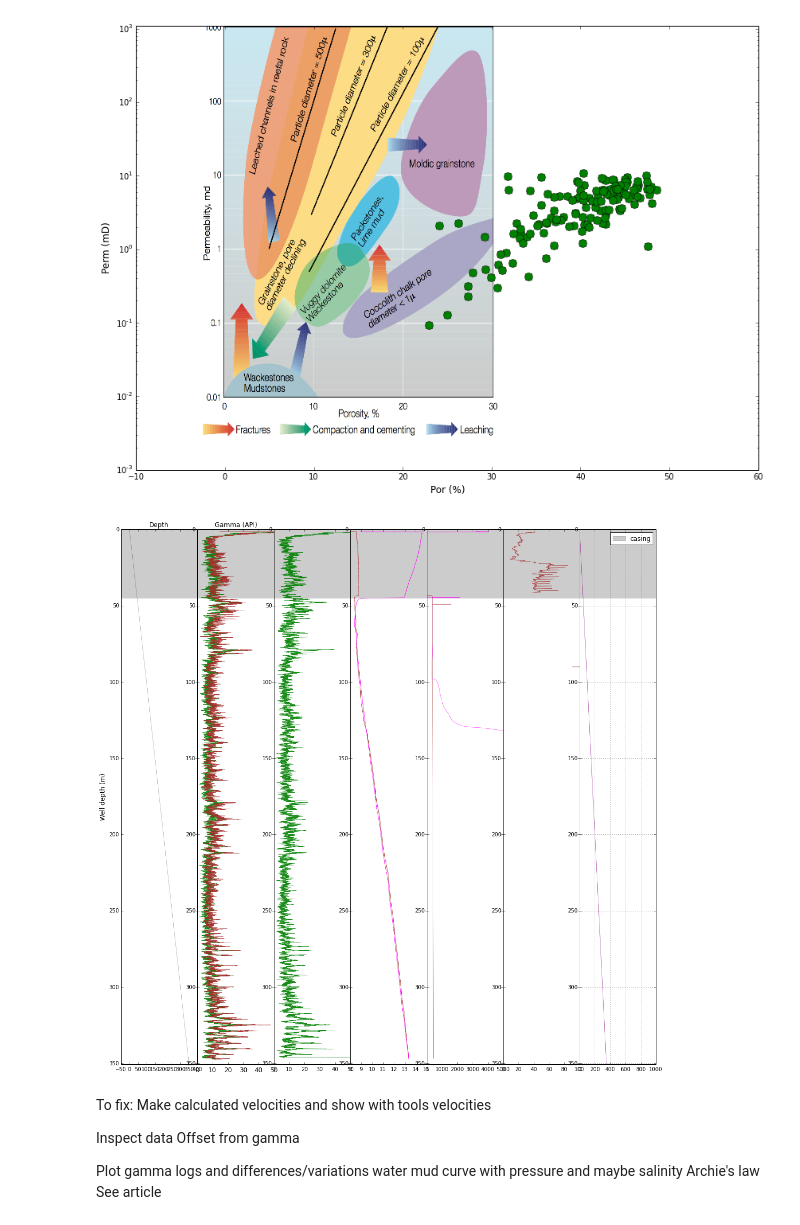
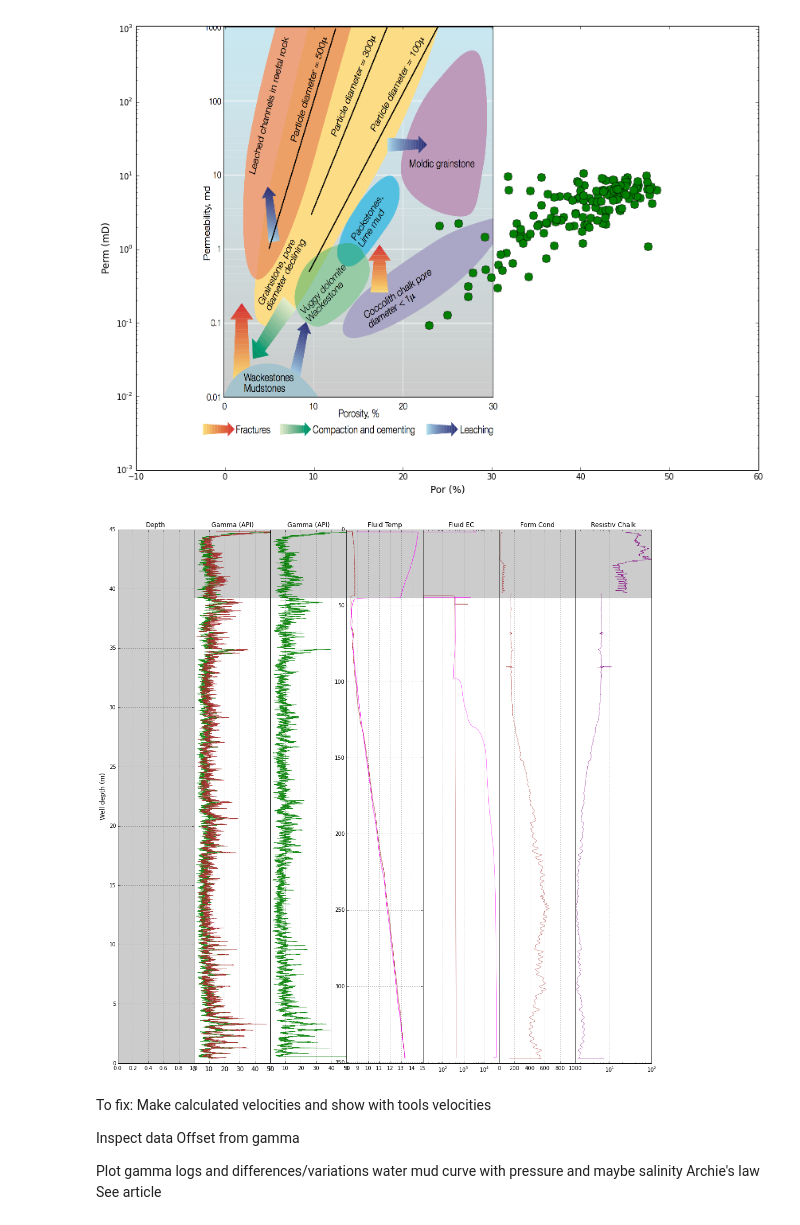
Before and after one commit to TobbeTripitaka/Dalbyover, a Jupyter notebook: Dalbyover sonic log.ipynb, the cells around one changed output. Cells and saved outputs as stored; diff of their text form; code cells hidden in the pictures.

Commit message:
Better plot EC

```diff
--- a/Dalbyover sonic log.ipynb
+++ b/Dalbyover sonic log.ipynb
@@ -435,12 +435,14 @@ kernel=99
 
 fig = plt.figure(figsize=(18,18))
 fig.subplots_adjust(wspace=0.0)
+plt.xticks(rotation='vertical')
 
 #Depth
 ax0 = plt.subplot(171)
-well_plot(data['DEPTH'],data['DEPTH'], lw=0.3, alpha=0.7)
+#well_plot(data['DEPTH'],data['DEPTH'], lw=0.3, alpha=0.7)
 plt.ylabel('Well depth (m)', fontsize = 12)
 plt.title('Depth', fontsize = 12)
+plt.grid()
 casing_plot()
 
 #Gamma NG TCDS og NG casing
@@ -450,97 +452,66 @@ well_plot(data['NGAM_E1'],data['DEPTH'], lw=0.5, alpha=0.9, color= 'green')
 well_plot(data['NGAM_E2'],data['DEPTH'], lw=0.5, alpha=0.9, color= 'brown')
 plt.title('Gamma (API)', fontsize = 12)
 plt.xlim(0, 50)
+ax1.axes.get_yaxis().set_visible(False)
+plt.grid()
 casing_plot()
 
 #Natural Gamma
-ax3=plt.subplot(173)
+ax2=plt.subplot(173)
 well_plot(data['NGAM_G'],data['DEPTH'], lw=0.5, alpha=0.9, color= 'green')
+plt.title('Gamma (API)', fontsize = 12)
 plt.xlim(0, 50)
+ax2.axes.get_yaxis().set_visible(False)
+plt.grid()
 casing_plot()
 
 #Temp
-ax4=plt.subplot(174)
+ax3=plt.subplot(174)
 well_plot(data['TEMP_E1'],data['DEPTH'], lw=0.5, alpha=0.9, color= 'brown')
 well_plot(data['TEMP_E2'],data['DEPTH'], lw=0.5, alpha=0.9, color= 'magenta')
+plt.title('Fluid Temp', fontsize = 12)
 plt.xlim(8, 15)
+ax4.axes.get_yaxis().set_visible(False)
+plt.grid()
 casing_plot()
 
 #EC
-ax5=plt.subplot(175)
+ax3=plt.subplot(175)
 well_plot(data['COND_E1'],data['DEPTH'], lw=0.5, alpha=0.9, color= 'brown')
 well_plot(data['COND_E2'],data['DEPTH'], lw=0.5, alpha=0.9, color= 'magenta')
-plt.xlim(0, 5000)
+plt.title('Fluid EC', fontsize = 12)
+ax3.set_xscale('log')
+plt.xlim(0, 50000)
+ax3.axes.get_yaxis().set_visible(False)
+plt.grid()
 casing_plot()
 
-#EC
-ax6=plt.subplot(176)
+#Cond
+ax4=plt.subplot(176)
 well_plot(data['COND_G'],data['DEPTH'], lw=0.5, alpha=0.9, color= 'brown')
-plt.xlim(0, 100)
+plt.title('Form Cond', fontsize = 12)
+plt.xlim(0, 1000)
+ax4.axes.get_yaxis().set_visible(False)
+plt.grid()
 casing_plot()
 
-#EC
-ax7=plt.subplot(177)
-well_plot(data['DEPTH'],data['DEPTH'], lw=0.5, alpha=0.9, color= 'purple')
-plt.xlim(0, 1000)
+#R
+ax5=plt.subplot(177)
+well_plot(1000/data['COND_G'],data['DEPTH'], lw=0.5, alpha=0.9, color= 'purple')
+plt.title('Resistiv Chalk', fontsize = 12)
+ax5.set_xscale('log')
+plt.xlim(0, 100)
+ax5.axes.get_yaxis().set_visible(False)
+plt.grid()
 casing_plot()
 
 
-#well_plot(smooth_filter(data['NGAM_E2'],101), lw=0.9, color ='green', label='API E2')
+plt.setp(ax1.get_xticklabels(), fontsize=12)
 
 
-#Plot mud velocity 5,300 feet/s
-#avg_temp = 0.5*(data['TEMP_E1']+data['TEMP_E2'])
-#plt.axvline(x=1.581, color='red', label='mud',lw=2,alpha=0.4,ymin=0.8)
-#plt.plot((1404.3+4.7*avg_temp+0.04*avg_temp**2)/1000,data['DEPTH'], lw=2, color='blue', label='water', alpha=0.8)
-
-#well_plot(C*data['R1R2'],data['DEPTH']+0.1,'TEST!')
-
-#def well_plot(x,y=data['DEPTH'],well_label='x',well_lw=1,well_color='black',well_alpha=0.9):
-
-
-#Plot raw data
-#well_plot(data['R1R2'],data['DEPTH']+0.1, lw=0.3, alpha=0.3)
-#well_plot(data['R2R3'],data['DEPTH']-0.1, lw=0.3, color='green', alpha=0.3)
-#R1R3
-
-#Plot filtered data
-#well_plot(smooth_filter(C*data['R1R2'],kernel),data['DEPTH']+0.1,
-#          label = 'R1R2',lw=2)
-#well_plot(smooth_filter(C*data['R2R3'],kernel),data['DEPTH']-0.1,
-#          label = 'R2R3',lw=2, color='green')
-
-
-
-plt.setp(ax1.get_xticklabels(), fontsize=12)
-#plt.xlim(0, 4)
-plt.grid()
-plt.legend()
-
-# Plot gamma
-#ax2 = plt.subplot(122, sharey=ax1)
-#plt.title('Gamma from Electric', fontsize = 12)
-#well_plot(smooth_filter(data['NGAM_E1'],101), lw=0.9, label='API E1')
-#well_plot(smooth_filter(data['NGAM_E2'],101), lw=0.9, color ='green', label='API E2')
-
-#plt.xlim(0, 30)
-#plt.ylim(max(data['DEPTH']),0)
-#plt.setp(ax2.get_yticklabels(), visible=False)
-
-
-# Plot porosity
-#mask = np.isfinite(data['POROSITY'])
-#plt.plot(data['POROSITY'][mask],data['DEPTH'][mask],'.b', alpha=0.9,label='Porosity')
-#plt.plot(data['POROSITY'][mask],data['DEPTH'][mask],'b-', alpha=0.4)
-
-#plt.xlim(0, 70)
-#plt.ylim(max(data['DEPTH']),0)
-#plt.setp(ax2.get_yticklabels(), visible=False)
-#plt.grid()
-#plt.legend()
-
 plt.show()
 # %% [output]
-[figure, old version]
+[figure, new version]
 # %% [markdown]
 To fix:
 Make calculated velocities and show with tools velocities
```
